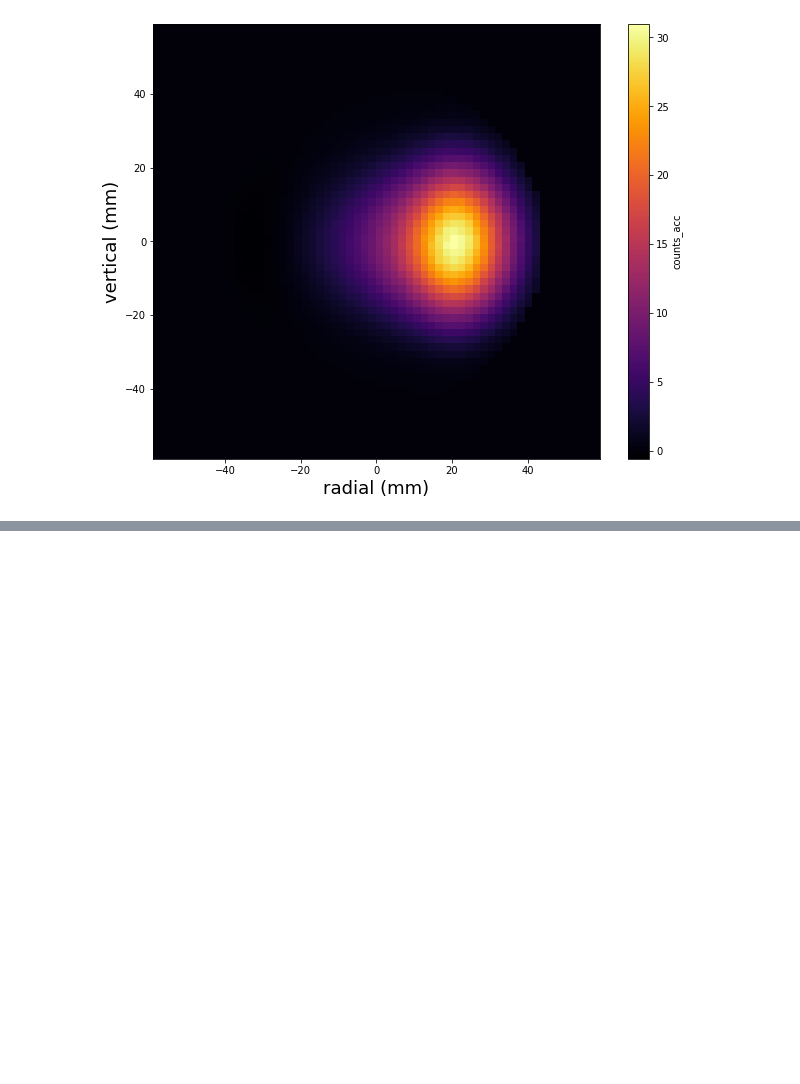
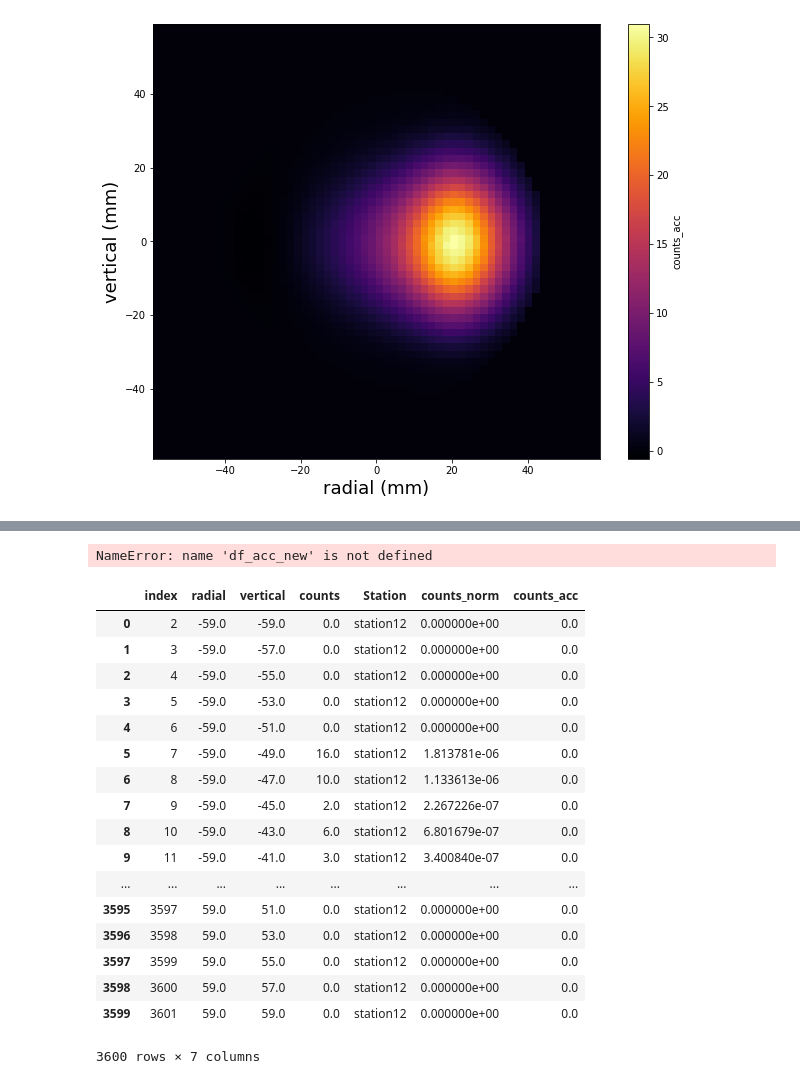
Before and after one commit to jasonbono/MuonConvolution, a Jupyter notebook: acceptance_functions/apply_acceptance_function_demo.ipynb, the cells around one changed output, grey strips where cells are left out. Cells and saved outputs as stored; diff of their text form; code cells hidden in the pictures; blank space fills up the shorter version.

```diff
--- a/acceptance_functions/apply_acceptance_function_demo.ipynb
+++ b/acceptance_functions/apply_acceptance_function_demo.ipynb
@@ -67,0 +246,30 @@ fig
+# %%
+df_acc = get_df_acc_simple()
+df_acc_new
+
+df_acc
+# fig = plot_field(df_acc,var='acc',bins=16)
+# fig
+# %% [output]
+NameError: name 'df_acc_new' is not defined
+# %%
+df_12
+# %% [output]
+|  | index | radial | vertical | counts | Station | counts_norm | counts_acc |
+| 0 | 2 | -59.0 | -59.0 | 0.0 | station12 | 0.000000e+00 | 0.0 |
+| 1 | 3 | -59.0 | -57.0 | 0.0 | station12 | 0.000000e+00 | 0.0 |
+| 2 | 4 | -59.0 | -55.0 | 0.0 | station12 | 0.000000e+00 | 0.0 |
+| 3 | 5 | -59.0 | -53.0 | 0.0 | station12 | 0.000000e+00 | 0.0 |
+| 4 | 6 | -59.0 | -51.0 | 0.0 | station12 | 0.000000e+00 | 0.0 |
+| 5 | 7 | -59.0 | -49.0 | 16.0 | station12 | 1.813781e-06 | 0.0 |
+| 6 | 8 | -59.0 | -47.0 | 10.0 | station12 | 1.133613e-06 | 0.0 |
+| 7 | 9 | -59.0 | -45.0 | 2.0 | station12 | 2.267226e-07 | 0.0 |
+| 8 | 10 | -59.0 | -43.0 | 6.0 | station12 | 6.801679e-07 | 0.0 |
+| 9 | 11 | -59.0 | -41.0 | 3.0 | station12 | 3.400840e-07 | 0.0 |
+| ... | ... | ... | ... | ... | ... | ... | ... |
+| 3595 | 3597 | 59.0 | 51.0 | 0.0 | station12 | 0.000000e+00 | 0.0 |
+| 3596 | 3598 | 59.0 | 53.0 | 0.0 | station12 | 0.000000e+00 | 0.0 |
+| 3597 | 3599 | 59.0 | 55.0 | 0.0 | station12 | 0.000000e+00 | 0.0 |
+| 3598 | 3600 | 59.0 | 57.0 | 0.0 | station12 | 0.000000e+00 | 0.0 |
+| 3599 | 3601 | 59.0 | 59.0 | 0.0 | station12 | 0.000000e+00 | 0.0 |
+3600 rows × 7 columns
```
Also changed, not shown: parts of 13 cells of this notebook.
